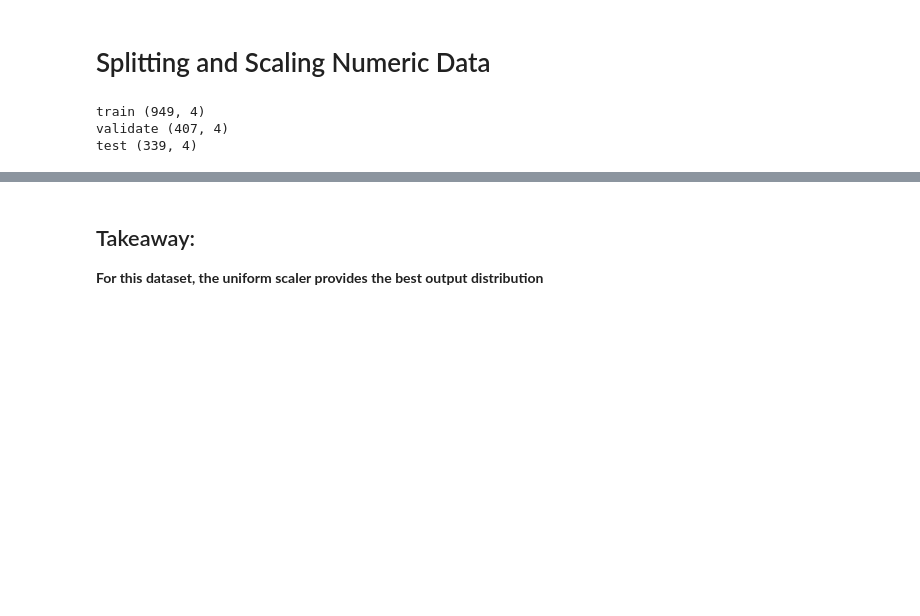
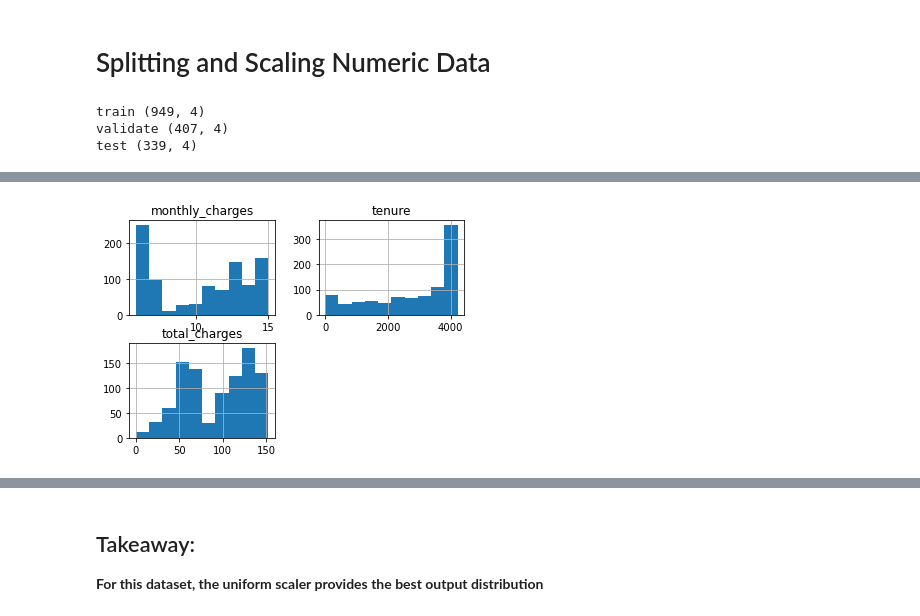
Before and after one commit to CSolitaire/regression-exercises, a Jupyter notebook: wrangle.ipynb, the cells around one changed output, grey strips where cells are left out. Cells and saved outputs as stored; diff of their text form; code cells hidden in the pictures; blank space fills up the shorter version.

```diff
--- a/wrangle.ipynb
+++ b/wrangle.ipynb
@@ -474,0 +367,5 @@ test
+# %%
+train3.hist()
+plt.show()
+# %% [output]
+[figure, added]
```
Also changed, not shown: parts of 43 cells of this notebook.
